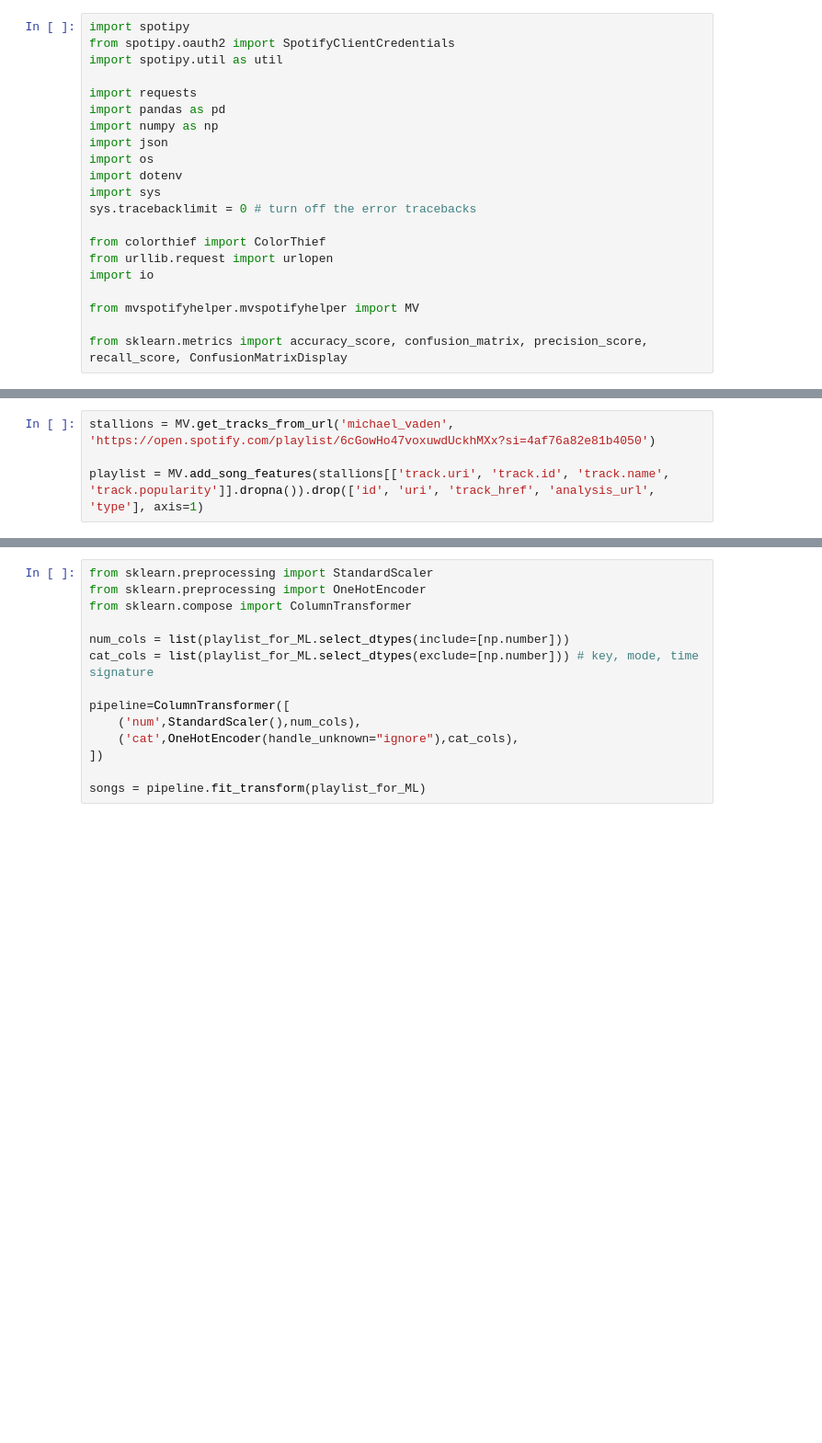
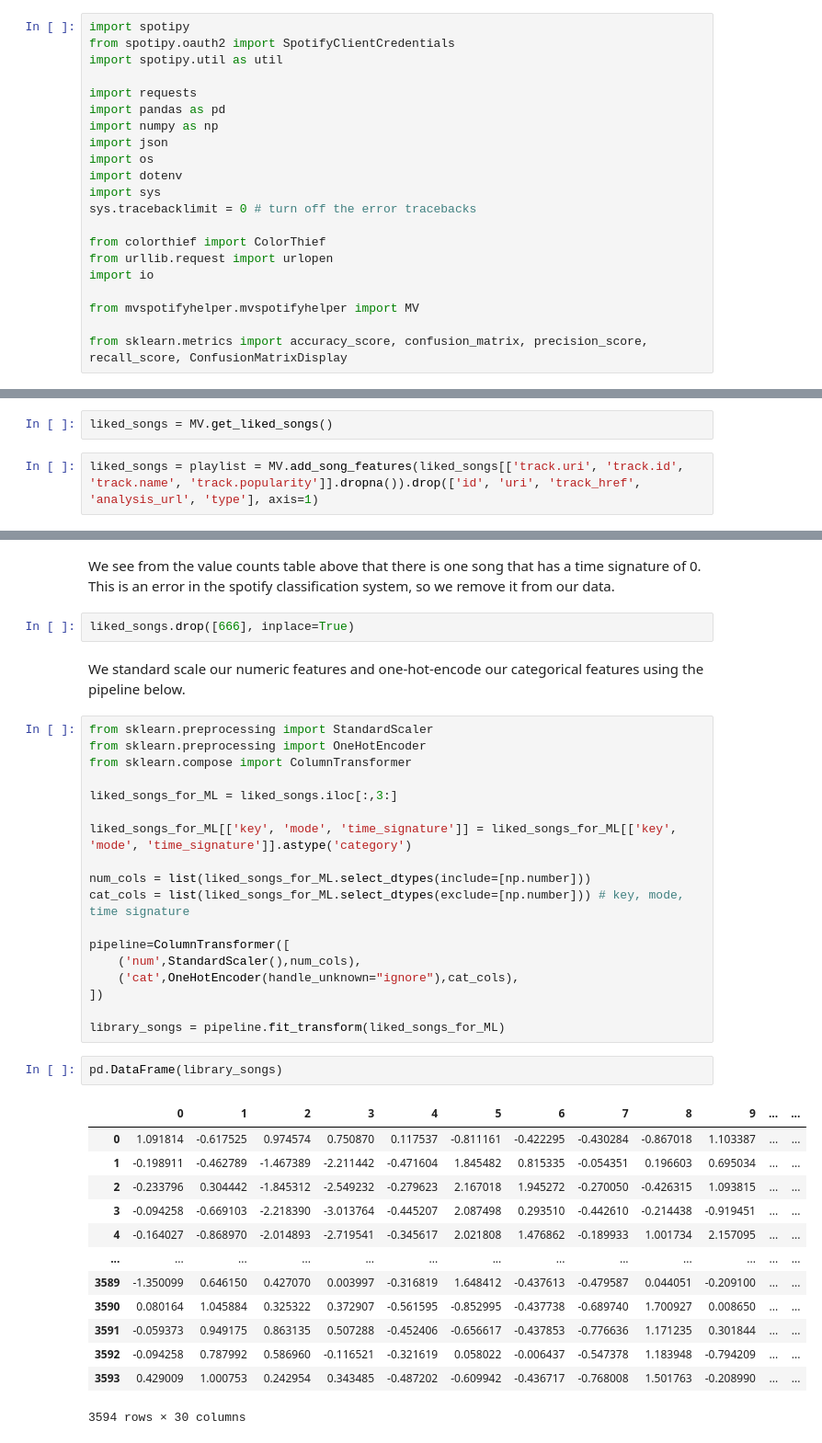
Before and after one commit to mtvaden1/Playlist-Analysis, a Jupyter notebook: generate_weather_playlists.ipynb, the cells around one changed output, grey strips where cells are left out. Shown at 92% size. Drawn from its saved outputs; the diff is of its cells as text; blank space fills up the shorter version.

```diff
--- a/generate_weather_playlists.ipynb
+++ b/generate_weather_playlists.ipynb
@@ -38,4 +40,4 @@ sp = spotipy.Spotify(client_credentials_manager=client_credentials_manager, auth
+# %%
+liked_songs = MV.get_liked_songs()
 # %%
-stallions = MV.get_tracks_from_url('michael_vaden', 'https://open.spotify.com/playlist/6cGowHo47voxuwdUckhMXx?si=4af76a82e81b4050')
-
-playlist = MV.add_song_features(stallions[['track.uri', 'track.id', 'track.name', 'track.popularity']].dropna()).drop(['id', 'uri', 'track_href', 'analysis_url', 'type'], axis=1)
+liked_songs = playlist = MV.add_song_features(liked_songs[['track.uri', 'track.id', 'track.name', 'track.popularity']].dropna()).drop(['id', 'uri', 'track_href', 'analysis_url', 'type'], axis=1)
@@ -70,14 +66,40 @@ memory usage: 12.6 KB
+# %% [markdown]
+We see from the value counts table above that there is one song that has a time signature of 0. This is an error in the spotify classification system, so we remove it from our data.
+# %%
+liked_songs.drop([666], inplace=True)
+# %% [markdown]
+We standard scale our numeric features and one-hot-encode our categorical features using the pipeline below.
 # %%
 from sklearn.preprocessing import StandardScaler
 from sklearn.preprocessing import OneHotEncoder
 from sklearn.compose import ColumnTransformer
 
-num_cols = list(playlist_for_ML.select_dtypes(include=[np.number]))
-cat_cols = list(playlist_for_ML.select_dtypes(exclude=[np.number])) # key, mode, time signature
+liked_songs_for_ML = liked_songs.iloc[:,3:]
+
+liked_songs_for_ML[['key', 'mode', 'time_signature']] = liked_songs_for_ML[['key', 'mode', 'time_signature']].astype('category')
+
+num_cols = list(liked_songs_for_ML.select_dtypes(include=[np.number]))
+cat_cols = list(liked_songs_for_ML.select_dtypes(exclude=[np.number])) # key, mode, time signature
 
 pipeline=ColumnTransformer([
     ('num',StandardScaler(),num_cols),
     ('cat',OneHotEncoder(handle_unknown="ignore"),cat_cols),
 ])
 
-songs = pipeline.fit_transform(playlist_for_ML)
+library_songs = pipeline.fit_transform(liked_songs_for_ML)
+# %%
+pd.DataFrame(library_songs)
+# %% [output]
+|  | 0 | 1 | 2 | 3 | 4 | 5 | 6 | 7 | 8 | 9 | ... | ... |
+| 0 | 1.091814 | -0.617525 | 0.974574 | 0.750870 | 0.117537 | -0.811161 | -0.422295 | -0.430284 | -0.867018 | 1.103387 | ... | ... |
+| 1 | -0.198911 | -0.462789 | -1.467389 | -2.211442 | -0.471604 | 1.845482 | 0.815335 | -0.054351 | 0.196603 | 0.695034 | ... | ... |
+| 2 | -0.233796 | 0.304442 | -1.845312 | -2.549232 | -0.279623 | 2.167018 | 1.945272 | -0.270050 | -0.426315 | 1.093815 | ... | ... |
+| 3 | -0.094258 | -0.669103 | -2.218390 | -3.013764 | -0.445207 | 2.087498 | 0.293510 | -0.442610 | -0.214438 | -0.919451 | ... | ... |
+| 4 | -0.164027 | -0.868970 | -2.014893 | -2.719541 | -0.345617 | 2.021808 | 1.476862 | -0.189933 | 1.001734 | 2.157095 | ... | ... |
+| ... | ... | ... | ... | ... | ... | ... | ... | ... | ... | ... | ... | ... |
+| 3589 | -1.350099 | 0.646150 | 0.427070 | 0.003997 | -0.316819 | 1.648412 | -0.437613 | -0.479587 | 0.044051 | -0.209100 | ... | ... |
+| 3590 | 0.080164 | 1.045884 | 0.325322 | 0.372907 | -0.561595 | -0.852995 | -0.437738 | -0.689740 | 1.700927 | 0.008650 | ... | ... |
+| 3591 | -0.059373 | 0.949175 | 0.863135 | 0.507288 | -0.452406 | -0.656617 | -0.437853 | -0.776636 | 1.171235 | 0.301844 | ... | ... |
+| 3592 | -0.094258 | 0.787992 | 0.586960 | -0.116521 | -0.321619 | 0.058022 | -0.006437 | -0.547378 | 1.183948 | -0.794209 | ... | ... |
+| 3593 | 0.429009 | 1.000753 | 0.242954 | 0.343485 | -0.487202 | -0.609942 | -0.436717 | -0.768008 | 1.501763 | -0.208990 | ... | ... |
+3594 rows × 30 columns
```
Also changed, not shown: parts of 29 cells of this notebook, 6 other files.
